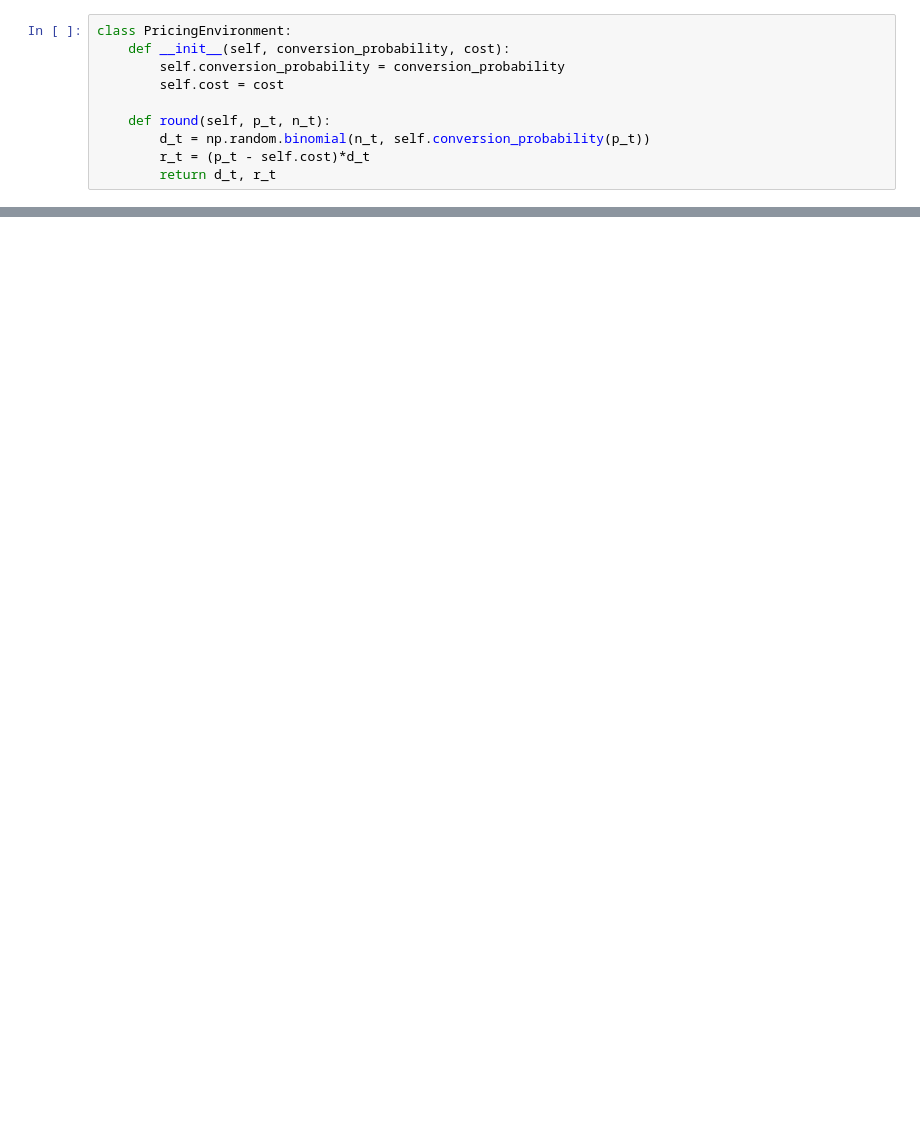
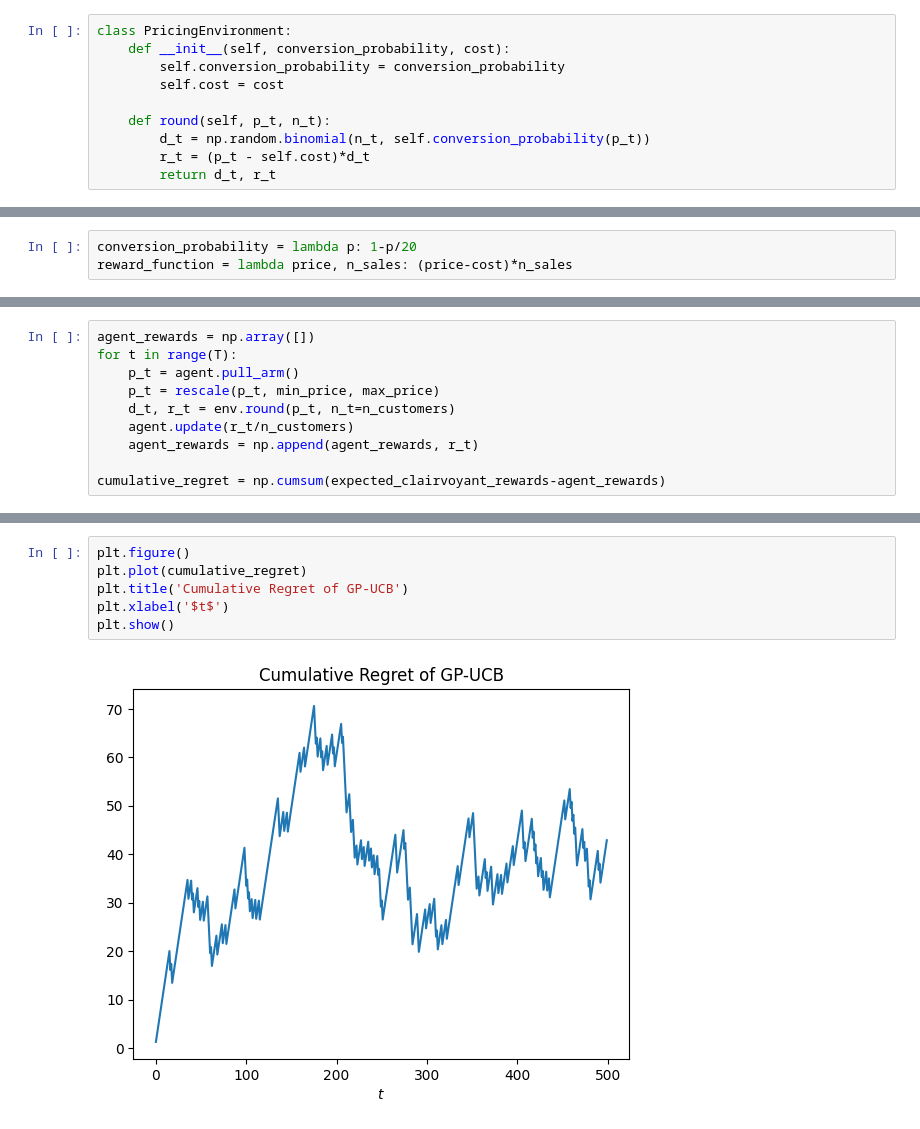
Before and after one commit to mvarenneensta/OLA24, a Jupyter notebook: project.ipynb, the cells around one changed output, grey strips where cells are left out. Drawn from its saved outputs; the diff is of its cells as text; blank space fills up the shorter version.

```diff
--- a/project.ipynb
+++ b/project.ipynb
@@ -43,0 +102,3 @@ NameError: name 'conversion_probability' is not defined
+# %%
+conversion_probability = lambda p: 1-p/20
+reward_function = lambda price, n_sales: (price-cost)*n_sales
@@ -43,0 +130,10 @@ NameError: name 'conversion_probability' is not defined
+# %%
+agent_rewards = np.array([])
+for t in range(T):
+    p_t = agent.pull_arm()
+    p_t = rescale(p_t, min_price, max_price)
+    d_t, r_t = env.round(p_t, n_t=n_customers)
+    agent.update(r_t/n_customers)
+    agent_rewards = np.append(agent_rewards, r_t)
+
+cumulative_regret = np.cumsum(expected_clairvoyant_rewards-agent_rewards)
@@ -43,0 +148,8 @@ NameError: name 'conversion_probability' is not defined
+# %%
+plt.figure()
+plt.plot(cumulative_regret)
+plt.title('Cumulative Regret of GP-UCB')
+plt.xlabel('$t$')
+plt.show()
+# %% [output]
+[figure, added]
```
Also changed, not shown: parts of 13 cells of this notebook.
